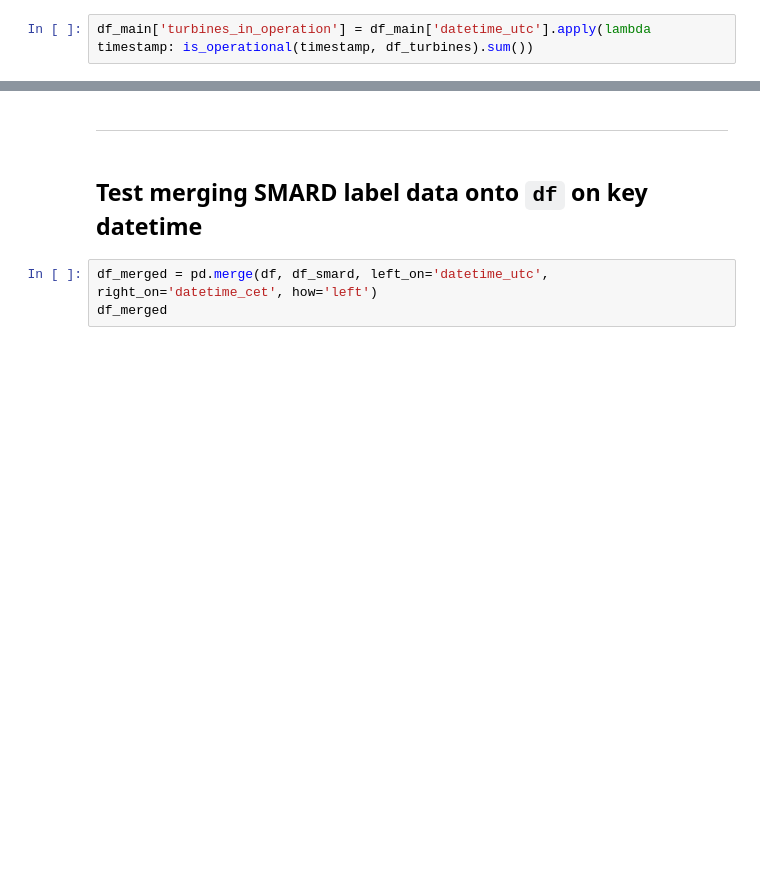
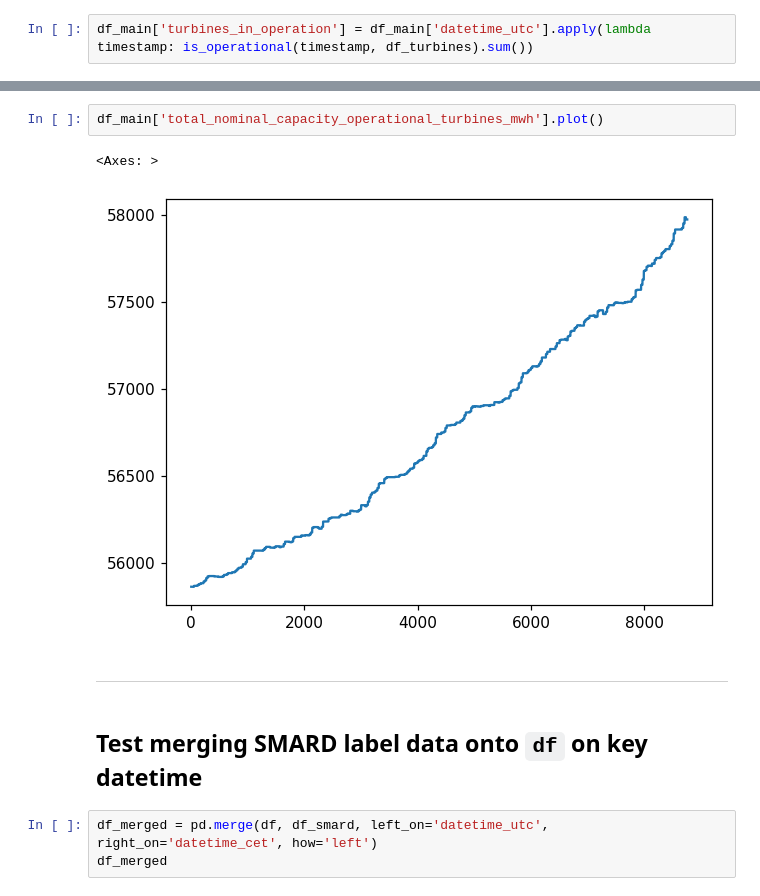
Before and after one commit to meteoviz/wind_power_forecasting_germany, a Jupyter notebook: notebooks/ML_dataframe.ipynb, the cells around one changed output, grey strips where cells are left out. Saved outputs shown, nothing was run; the diff lists cells and outputs as text; blank space fills up the shorter version.

```diff
--- a/notebooks/ML_dataframe.ipynb
+++ b/notebooks/ML_dataframe.ipynb
@@ -310,3 +253,8 @@ df_main
+# %%
+df_main['total_nominal_capacity_operational_turbines_mwh'].plot()
+# %% [output]
+<Axes: >
+[figure, added]
 # %% [markdown]
 -----
 # %% [markdown]
```
Also changed, not shown: parts of 12 cells of this notebook.
